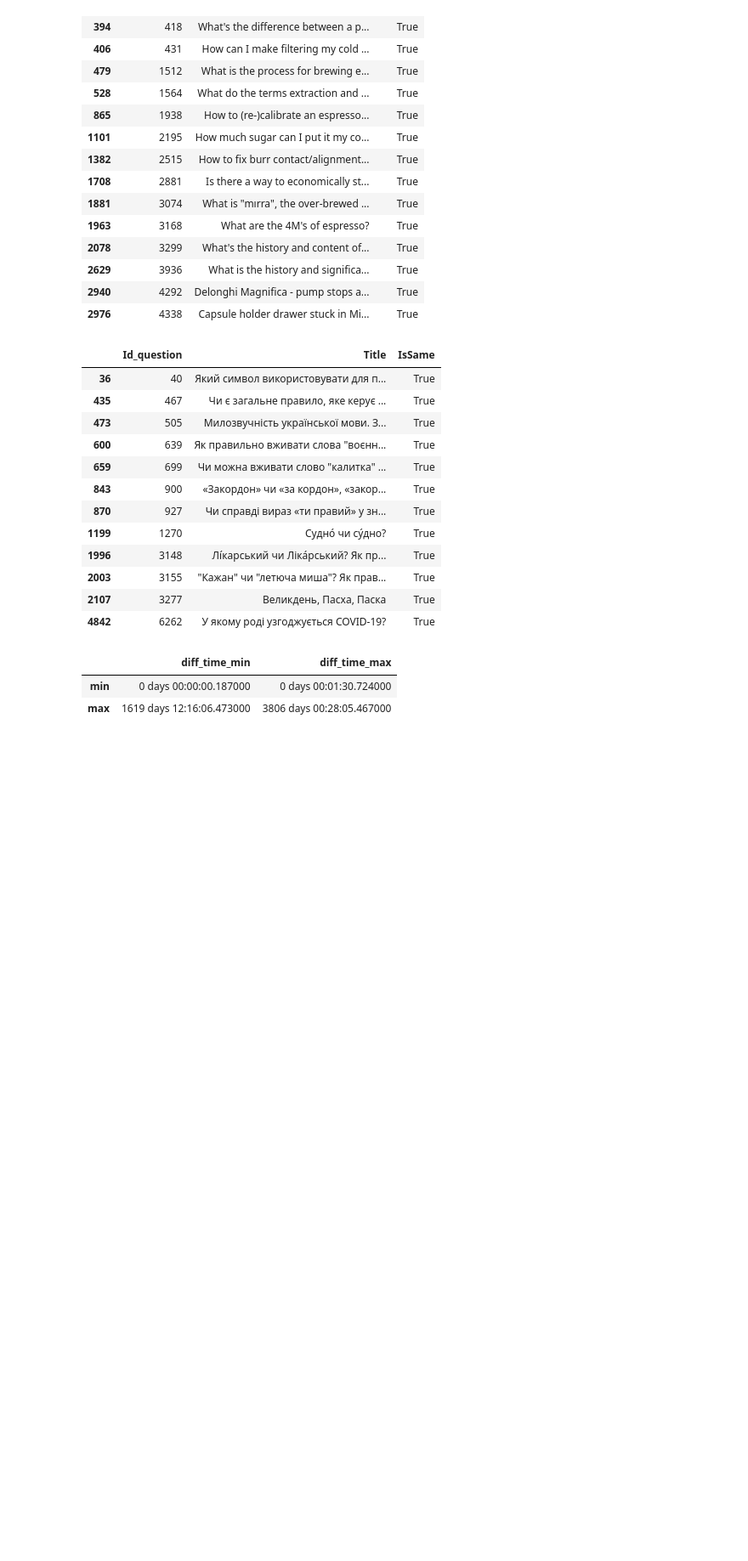
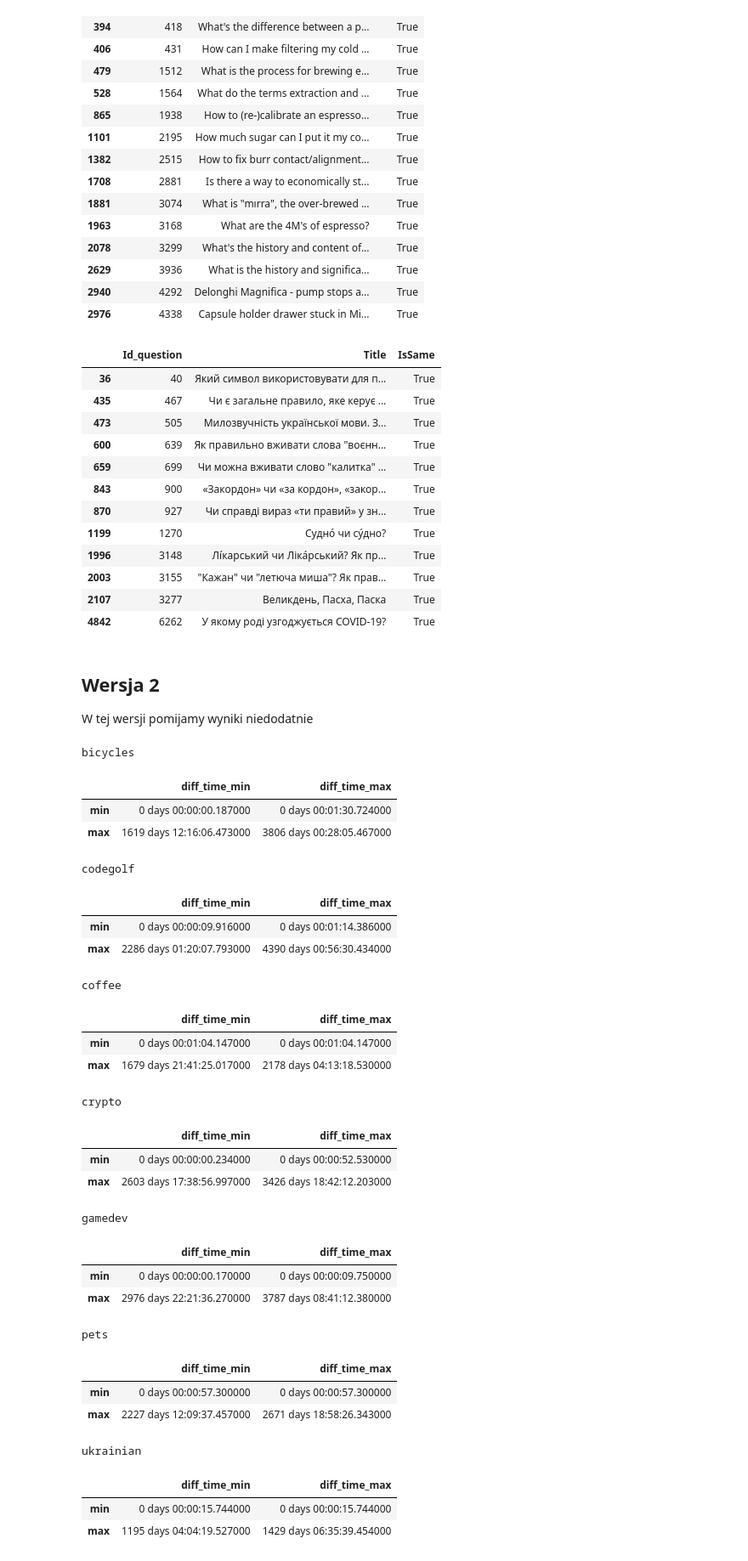
Before and after one commit to Sorebit/pdrpy-pd-2, a Jupyter notebook: notebooks/lurkers.ipynb, the cells around one changed output. Shown: that part at 85% size. Cells and saved outputs as stored; diff of their text form; code cells hidden in the pictures; blank space fills up the shorter version.

Commit message:
Display

```diff
--- a/notebooks/lurkers.ipynb
+++ b/notebooks/lurkers.ipynb
@@ -217,3 +212,7 @@ W tej wersji pomijamy wyniki
+# %% [markdown]
+## Wersja 2
+
+W tej wersji pomijamy wyniki niedodatnie
 # %%
 def analyze_v2(posts):
     # PostTypeId: 1 -> Question, 2 -> Answer
@@ -237,8 +236,36 @@ def analyze_v2(posts):
     # Get (min, max) from min and max
     return df.agg({'diff_time_min': ['min', 'max'], 'diff_time_max': ['min', 'max']})
 # %%
-analyze_v2(bicycles_posts_df)
+for forum_type in ForumType:
+    posts_df = read_stackexchange(ModelType.POSTS, forum_type)
+    print(forum_type.value)
+    display(analyze_v2(posts_df))
 # %% [output]
+bicycles
 |  | diff_time_min | diff_time_max |
 | min | 0 days 00:00:00.187000 | 0 days 00:01:30.724000 |
 | max | 1619 days 12:16:06.473000 | 3806 days 00:28:05.467000 |
+codegolf
+|  | diff_time_min | diff_time_max |
+| min | 0 days 00:00:09.916000 | 0 days 00:01:14.386000 |
+| max | 2286 days 01:20:07.793000 | 4390 days 00:56:30.434000 |
+coffee
+|  | diff_time_min | diff_time_max |
+| min | 0 days 00:01:04.147000 | 0 days 00:01:04.147000 |
+| max | 1679 days 21:41:25.017000 | 2178 days 04:13:18.530000 |
+crypto
+|  | diff_time_min | diff_time_max |
+| min | 0 days 00:00:00.234000 | 0 days 00:00:52.530000 |
+| max | 2603 days 17:38:56.997000 | 3426 days 18:42:12.203000 |
+gamedev
+|  | diff_time_min | diff_time_max |
+| min | 0 days 00:00:00.170000 | 0 days 00:00:09.750000 |
+| max | 2976 days 22:21:36.270000 | 3787 days 08:41:12.380000 |
+pets
+|  | diff_time_min | diff_time_max |
+| min | 0 days 00:00:57.300000 | 0 days 00:00:57.300000 |
+| max | 2227 days 12:09:37.457000 | 2671 days 18:58:26.343000 |
+ukrainian
+|  | diff_time_min | diff_time_max |
+| min | 0 days 00:00:15.744000 | 0 days 00:00:15.744000 |
+| max | 1195 days 04:04:19.527000 | 1429 days 06:35:39.454000 |
```
Also changed, not shown: parts of 5 cells of this notebook.
